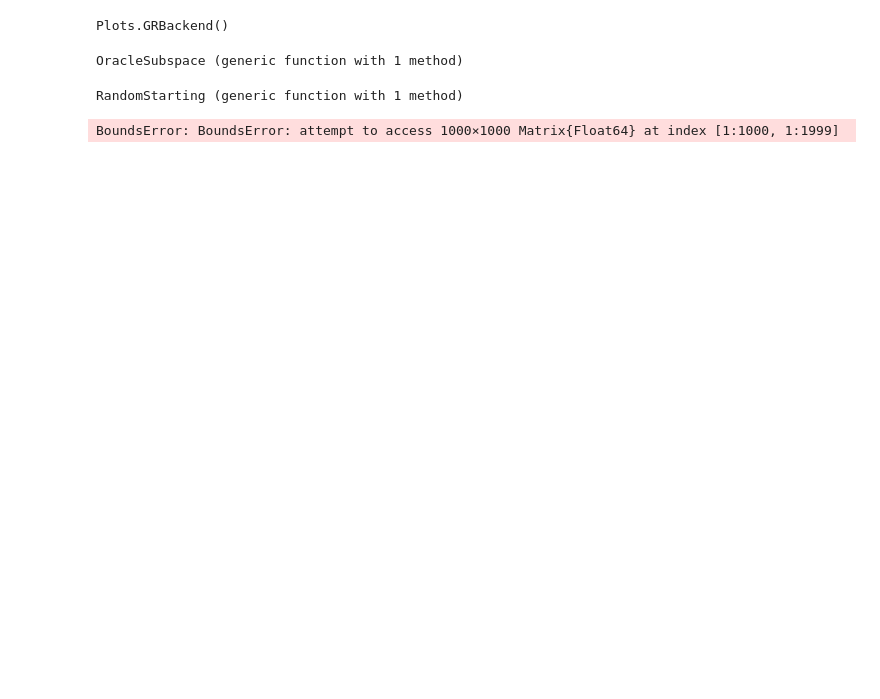
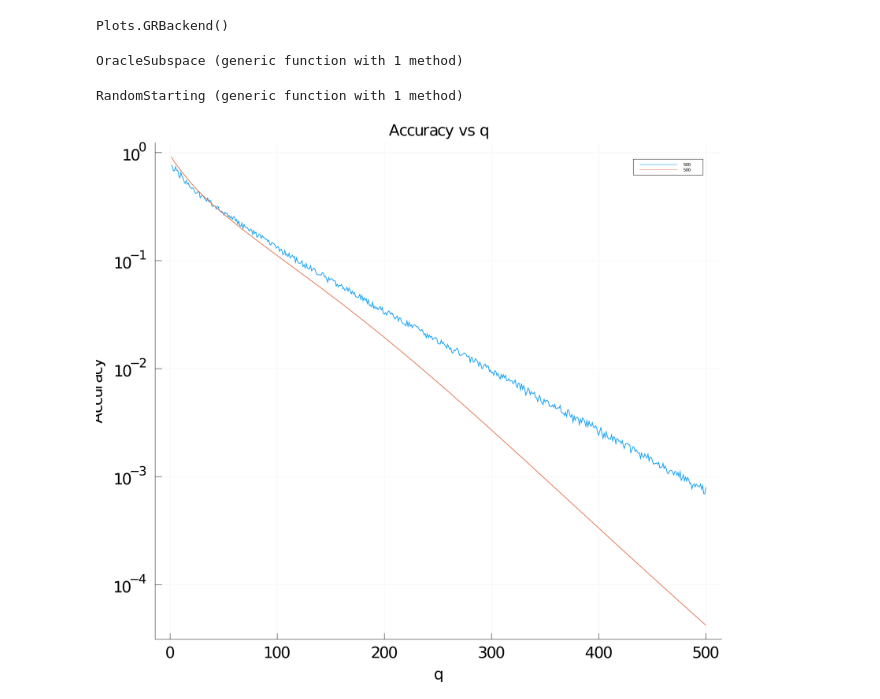
Before and after one commit to ib-nosirov/amsure23, a Jupyter notebook: random-starting.ipynb, the cells around one changed output. Cells and saved outputs as stored; diff of their text form; code cells hidden in the pictures; blank space fills up the shorter version.

```diff
--- a/random-starting.ipynb
+++ b/random-starting.ipynb
@@ -85,7 +85,7 @@ n = 1000
 A = randn(n,n) + diagm(λ)
 b = randn(n)
 ε = 0.001
-q_arr = 200
+q_arr = 500
 k = 10
 x_true = A\b
 # random sketch matrix
@@ -95,34 +95,31 @@ p = plot()
 for q=q_arr
     oracle_error = OracleSubspace(A,b,ε,q,k,Pi,x_true)
     plot!(1:length(oracle_error),oracle_error,
         title="Accuracy vs q",
         yaxis=:log10,
         xlab="q",
         ylab="Accuracy",
         label=q,
         linewidth=2,
         titlefontsize=30,
         guidefontsize=30,
         tickfontsize=30)
 end
 
-display(p)
-
-p = plot()
 for q=q_arr
     algo_error = RandomStarting(A,b,ε,q,k,Pi,x_true)
     plot!(1:length(algo_error),algo_error,
         title="Accuracy vs q",
         yaxis=:log10,
         xlab="q",
         ylab="Accuracy",
         label=q,
         linewidth=2,
         titlefontsize=30,
         guidefontsize=30,
         tickfontsize=30)
 end
 
 display(p)
 # %% [output]
-BoundsError: BoundsError: attempt to access 1000×1000 Matrix{Float64} at index [1:1000, 1:1999]
+[figure, added]
```
